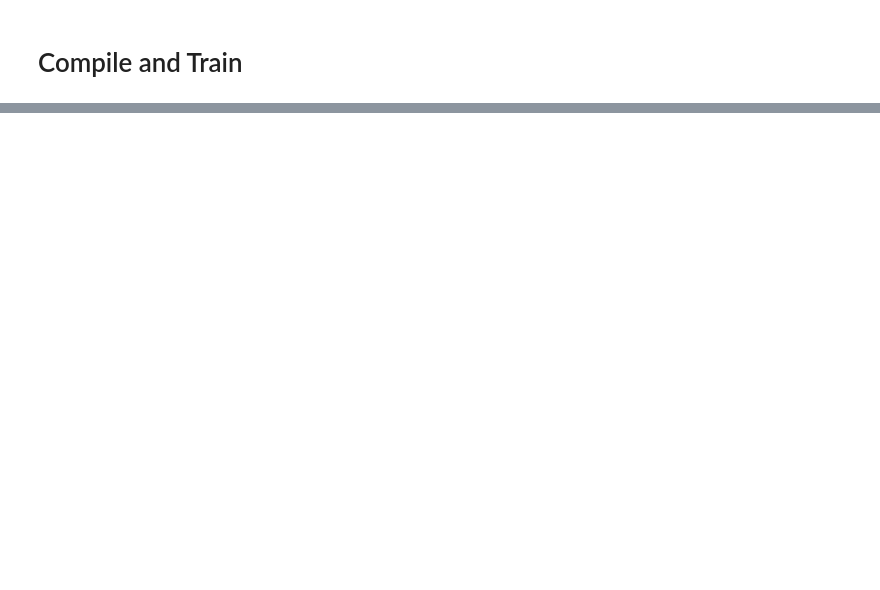
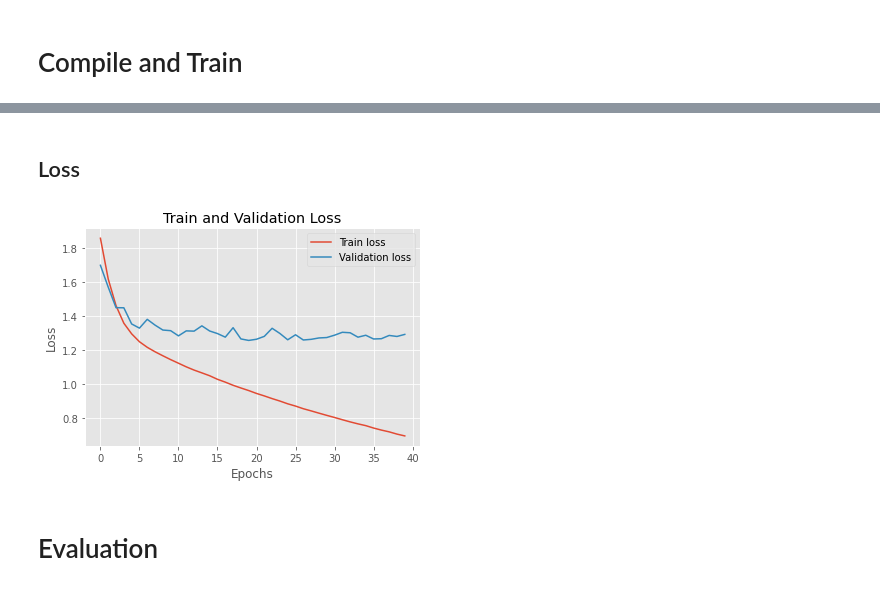
Before and after one commit to Plux1/Deep-Learning, a Jupyter notebook: Computer Vision/Novice/shallowNet II.ipynb, the cells around one changed output, grey strips where cells are left out. Cells and saved outputs as stored; diff of their text form; code cells hidden in the pictures; blank space fills up the shorter version.

Commit message:
Model evaluation

```diff
--- a/Computer Vision/Novice/shallowNet II.ipynb
+++ b/Computer Vision/Novice/shallowNet II.ipynb
@@ -520,0 +550,15 @@ Epoch 40/40
+# %% [markdown]
+## Loss
+# %%
+plt.clf()
+plt.plot(epochs, loss, label='Train loss')
+plt.plot(epochs, val_loss, label='Validation loss')
+plt.title('Train and Validation Loss')
+plt.xlabel('Epochs')
+plt.ylabel('Loss')
+plt.legend()
+plt.show()
+# %% [output]
+[figure, added]
+# %% [markdown]
+# Evaluation
```
Also changed, not shown: parts of 16 cells of this notebook.
